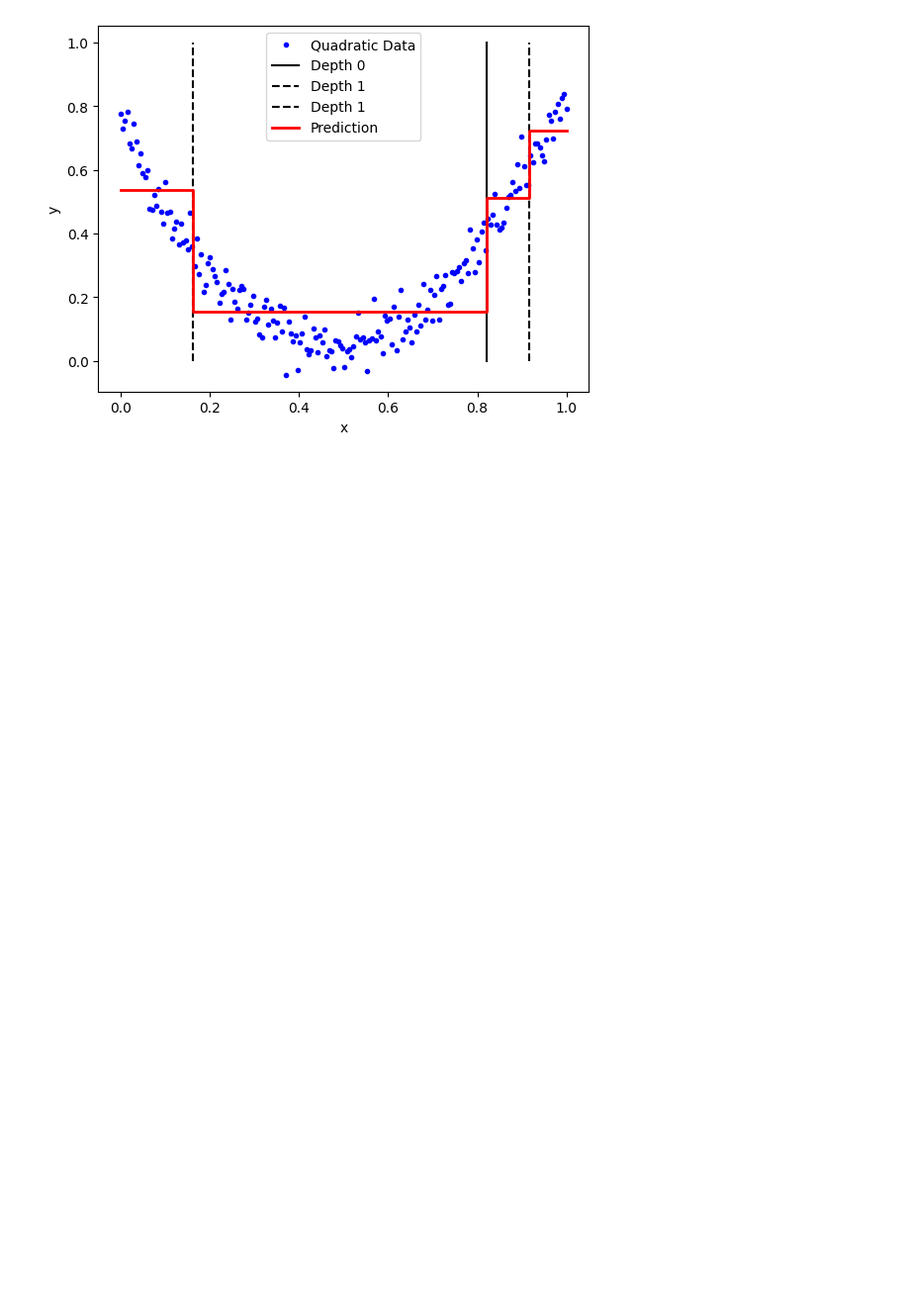
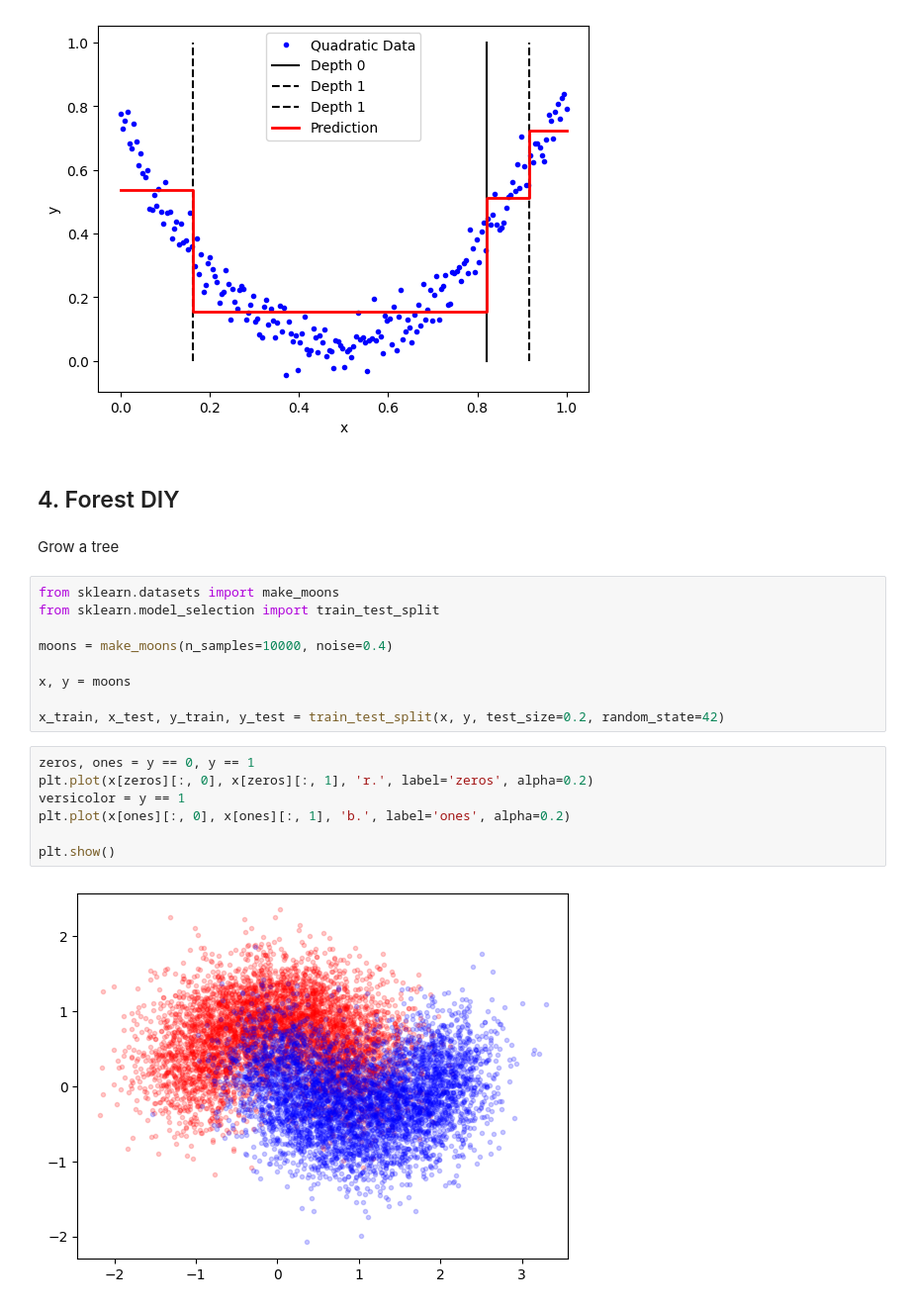
Before and after one commit to neofluar/kaggle, a Jupyter notebook: trees/descision_trees.ipynb, the cells around one changed output. Shown: that part at 99% size. Cells and saved outputs as stored; diff of their text form; blank space fills up the shorter version.

Commit message:
Add Ensemble Learning (#6)
* Add forest DIY

* Add bagging and pasting

* Add boosting and stacking

```diff
--- a/trees/descision_trees.ipynb
+++ b/trees/descision_trees.ipynb
@@ -113,3 +113,25 @@ plt.legend()
 plt.show()
 # %% [output]
 [figure]
+# %% [markdown]
+## 4. Forest DIY
+# %% [markdown]
+Grow a tree
+# %%
+from sklearn.datasets import make_moons
+from sklearn.model_selection import train_test_split
+
+moons = make_moons(n_samples=10000, noise=0.4)
+
+x, y = moons
+
+x_train, x_test, y_train, y_test = train_test_split(x, y, test_size=0.2, random_state=42)
+# %%
+zeros, ones = y == 0, y == 1
+plt.plot(x[zeros][:, 0], x[zeros][:, 1], 'r.', label='zeros', alpha=0.2)
+versicolor = y == 1
+plt.plot(x[ones][:, 0], x[ones][:, 1], 'b.', label='ones', alpha=0.2)
+
+plt.show()
+# %% [output]
+[figure, added]
```
Also changed, not shown: parts of 9 cells of this notebook, 3 other files.
